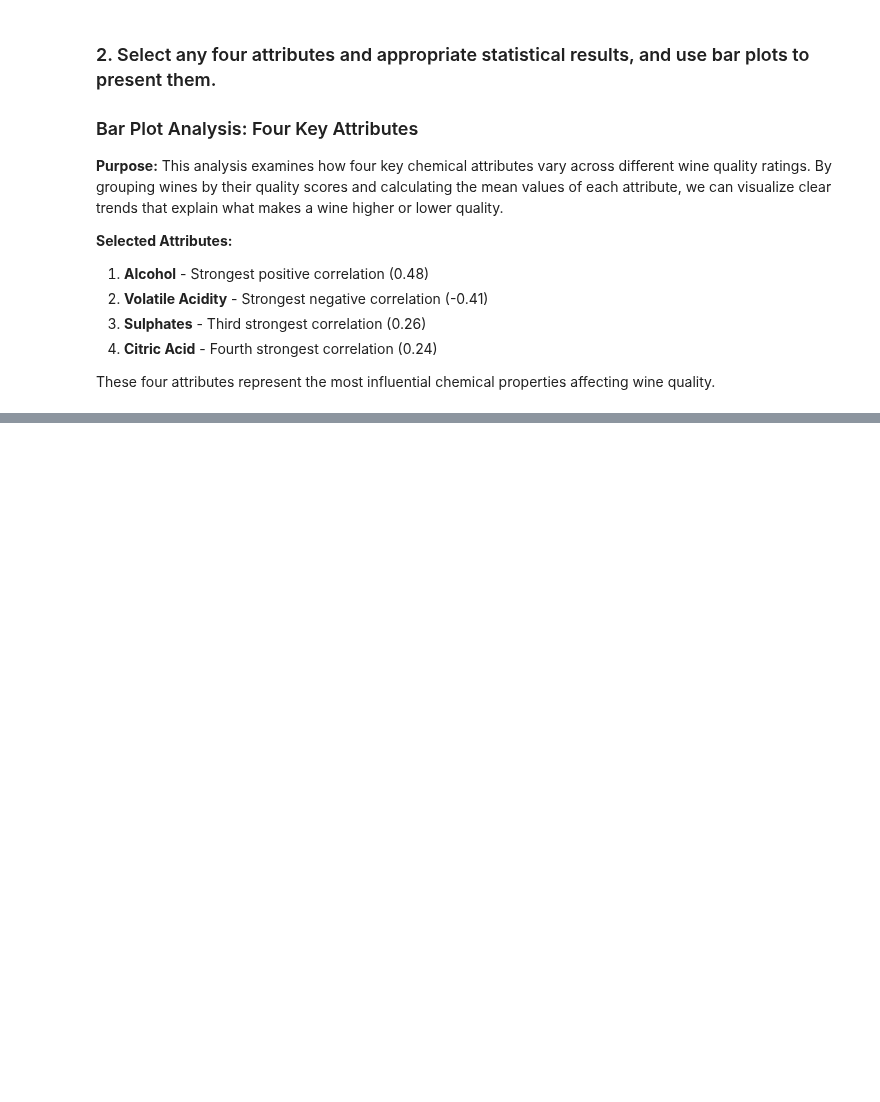
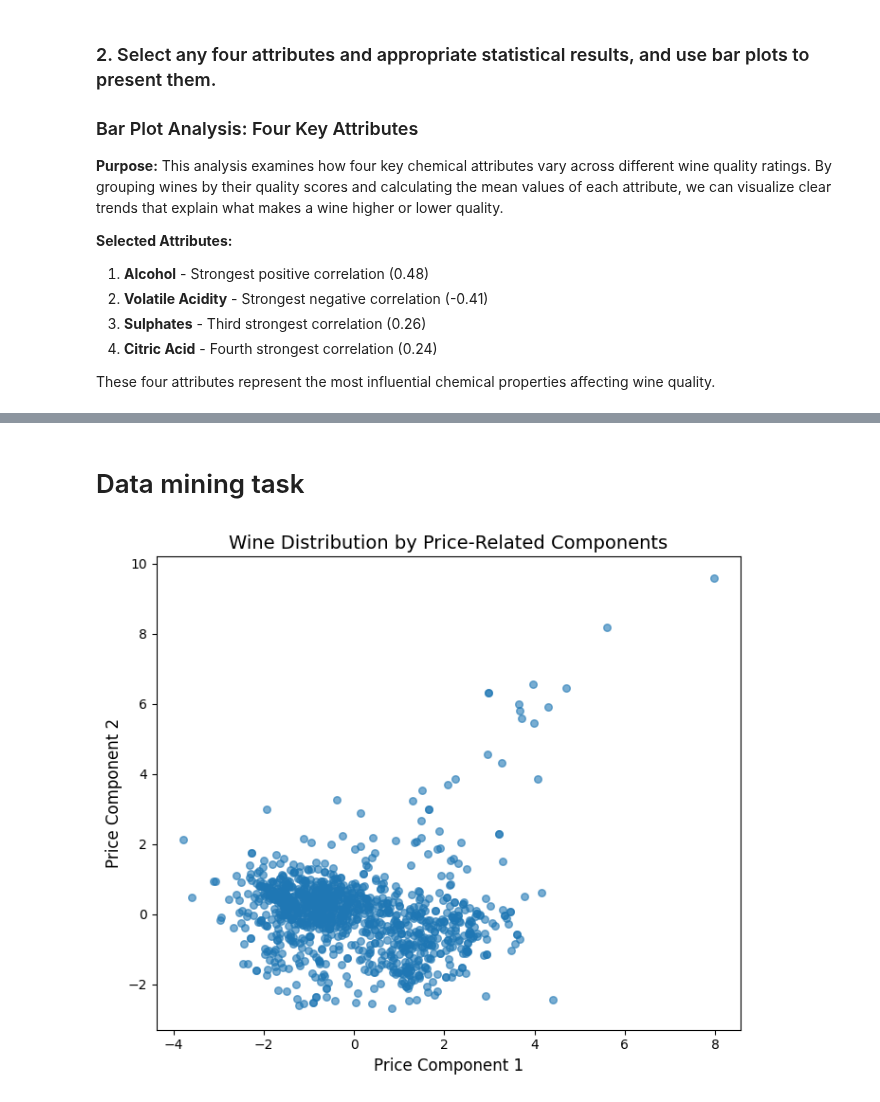
Before and after one commit to orchlonn/CS-456, a Jupyter notebook: Labs/Lab-4/lab4.ipynb, the cells around one changed output, grey strips where cells are left out. Drawn from its saved outputs; the diff is of its cells as text; code cells hidden in the pictures; blank space fills up the shorter version.

```diff
--- a/Labs/Lab-4/lab4.ipynb
+++ b/Labs/Lab-4/lab4.ipynb
@@ -250,0 +378,29 @@ These four attributes can serve as key indicators for quality control in wine pr
+# %% [markdown]
+# Data mining task
+# %%
+from sklearn.preprocessing import StandardScaler
+from sklearn.decomposition import PCA
+import matplotlib.pyplot as plt
+from sklearn.cluster import KMeans
+from sklearn.metrics import silhouette_score
+
+
+features = ['fixed acidity', 'volatile acidity', 'citric acid', 'chlorides', 'free sulfur dioxide', 'sulphates', 'alcohol']
+X = wine_df[features]
+
+scaler = StandardScaler()
+X_scaled = scaler.fit_transform(X)
+# %%
+# Reduce to 2D using PCA
+pca = PCA(n_components=2, random_state=42)
+X_pca = pca.fit_transform(X_scaled)
+
+plt.figure(figsize=(7,6))
+plt.scatter(X_pca[:, 0], X_pca[:, 1], alpha=0.6, s=30)
+plt.xlabel("Price Component 1", fontsize=12)   # renamed PCA1
+plt.ylabel("Price Component 2", fontsize=12)   # renamed PCA2
+plt.title("Wine Distribution by Price-Related Components", fontsize=14)
+plt.tight_layout()
+plt.show()
+# %% [output]
+[figure, added]
```
Also changed, not shown: parts of 15 cells of this notebook.
